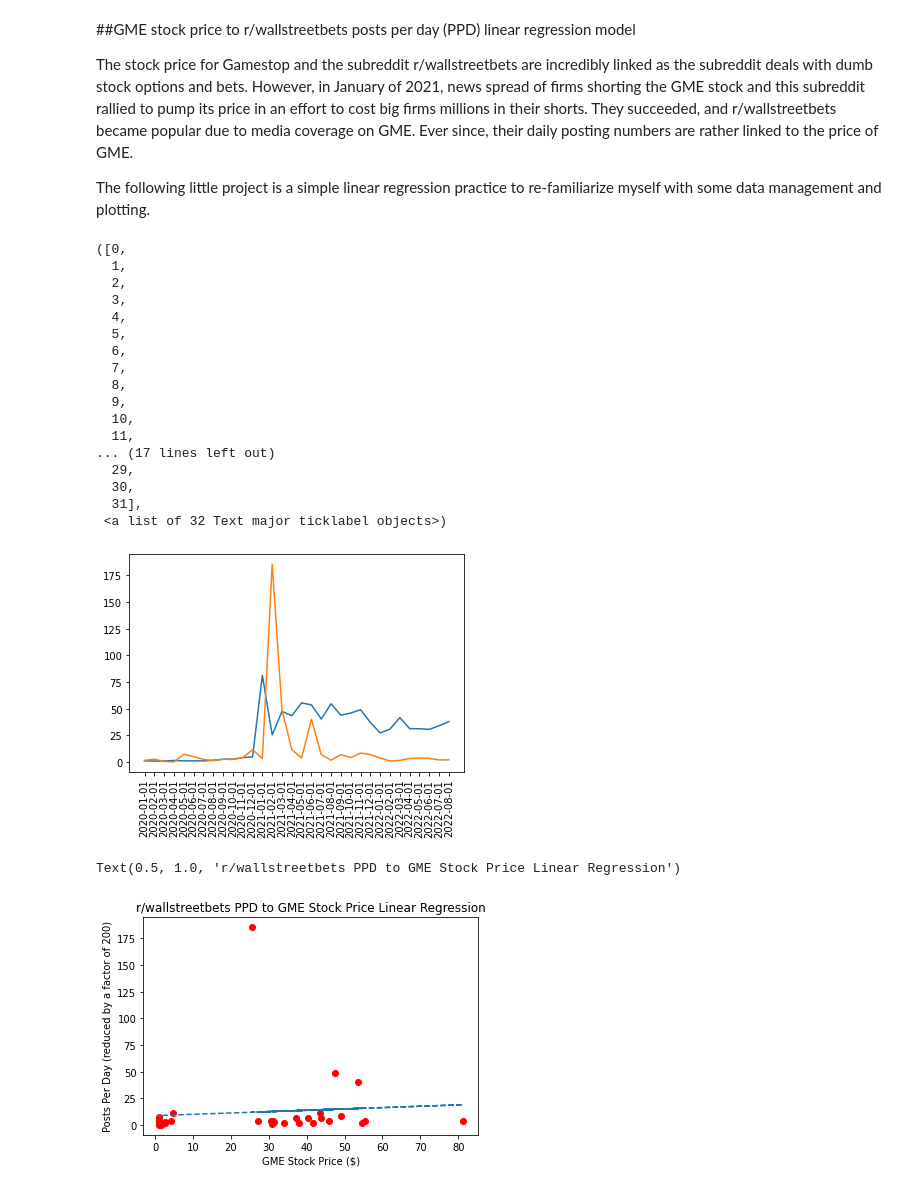
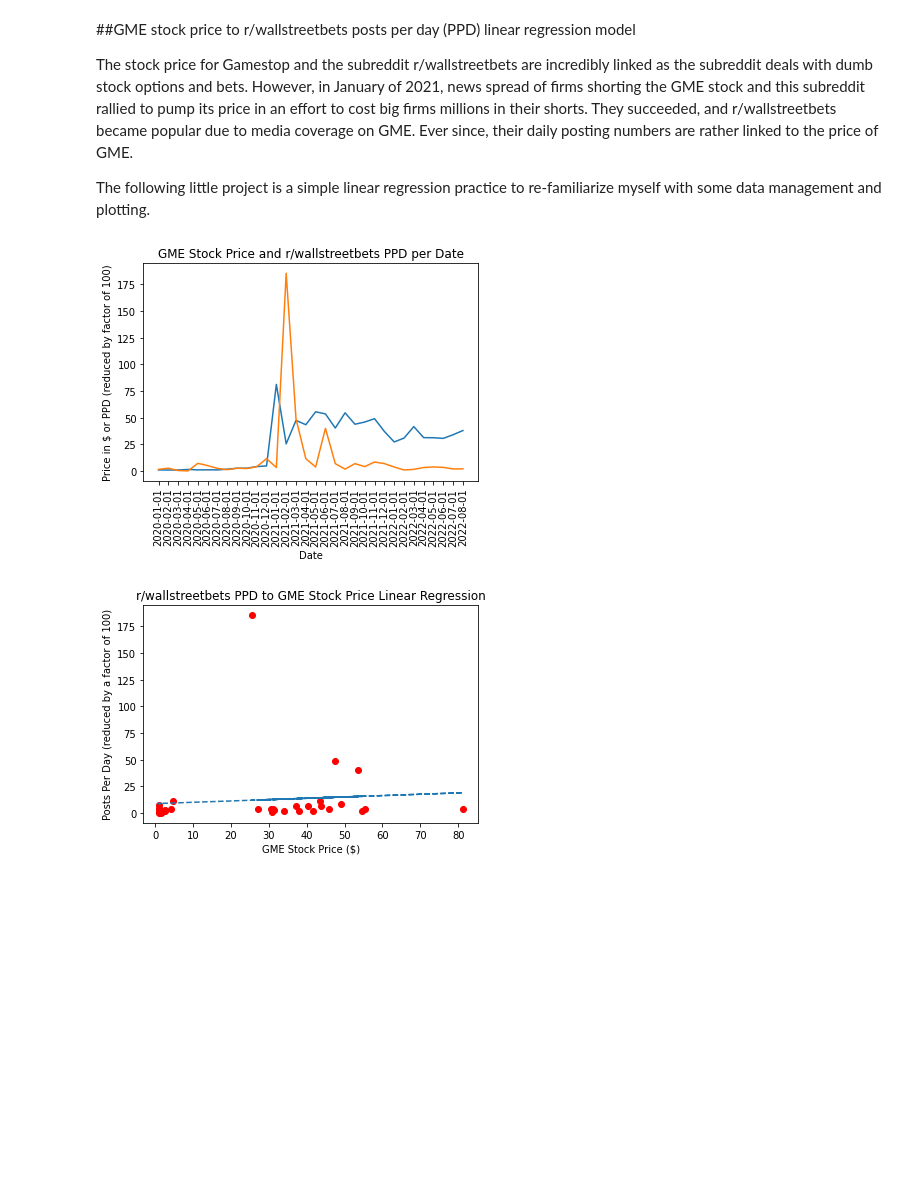
Before and after one commit to owengrimaldi/r-wallstreetbets-GME-Stock-Price-Linear-Regression, a Jupyter notebook: Zach's_Linear_Regression.ipynb, the cells around one changed output. Cells and saved outputs as stored; diff of their text form; code cells hidden in the pictures; blank space fills up the shorter version.

Commit message:
updated file to fix plot labels and extra text being printed in plotting cells

```diff
--- a/Zach's_Linear_Regression.ipynb
+++ b/Zach's_Linear_Regression.ipynb
@@ -19,42 +22,29 @@ for entry in range(len(ppdCount)): #reduce number of posts by factor of 100 for
 # %%
 gmeFile = open("GME.csv", "r") #read GME price data csv
 
 gmeDate = []
 gmeADJ = []
 
 fileReader = csv.reader(gmeFile)
 
 dontEval = ["7", "8", "9"]
 
 for line in fileReader: #sorts data into lists
   if line[0] == "Date": continue
   if line[0][3] in dontEval: continue #eliminates data from 2017-2019, not relevant
   gmeDate.append(line[0])
   gmeADJ.append(float(line[5]))
 
 #Plots showing correlation between r/wallstreetbets posts per day and GME price. Strong correlation
 plt.plot(gmeDate, gmeADJ)
 plt.plot(gmeDate, ppdCount)
 plt.xticks(rotation=90)
+plt.title("GME Stock Price and r/wallstreetbets PPD per Date")
+plt.xlabel("Date")
+plt.ylabel("Price in $ or PPD (reduced by factor of 100)")
+plt.show()
 # %% [output]
-([0,
-  1,
-  2,
-  3,
-  4,
-  5,
-  6,
-  7,
-  8,
-  9,
-  10,
-  11,
-... (17 lines left out)
-  29,
-  30,
-  31],
- <a list of 32 Text major ticklabel objects>)
-[figure, old version]
+[figure, new version]
 # %%
 coef = np.polyfit(gmeADJ, ppdCount, 1) #a coefficient for linear regression function based on factor between price and PPD
 poly1d_fn = np.poly1d(coef) #creates function based on coefficient
@@ -62,8 +52,8 @@ poly1d_fn = np.poly1d(coef) #creates function based on coefficient
 plt.plot(gmeADJ, ppdCount, "ro", gmeADJ, poly1d_fn(gmeADJ), '--') #plots price and PPD as red points, plots function as dotted line
 #Labels and title
 plt.xlabel("GME Stock Price ($)")
-plt.ylabel("Posts Per Day (reduced by a factor of 200)")
+plt.ylabel("Posts Per Day (reduced by a factor of 100)")
 plt.title("r/wallstreetbets PPD to GME Stock Price Linear Regression")
+plt.show()
 # %% [output]
-Text(0.5, 1.0, 'r/wallstreetbets PPD to GME Stock Price Linear Regression')
 [figure]
```
Also changed, not shown: parts of 2 cells of this notebook.
